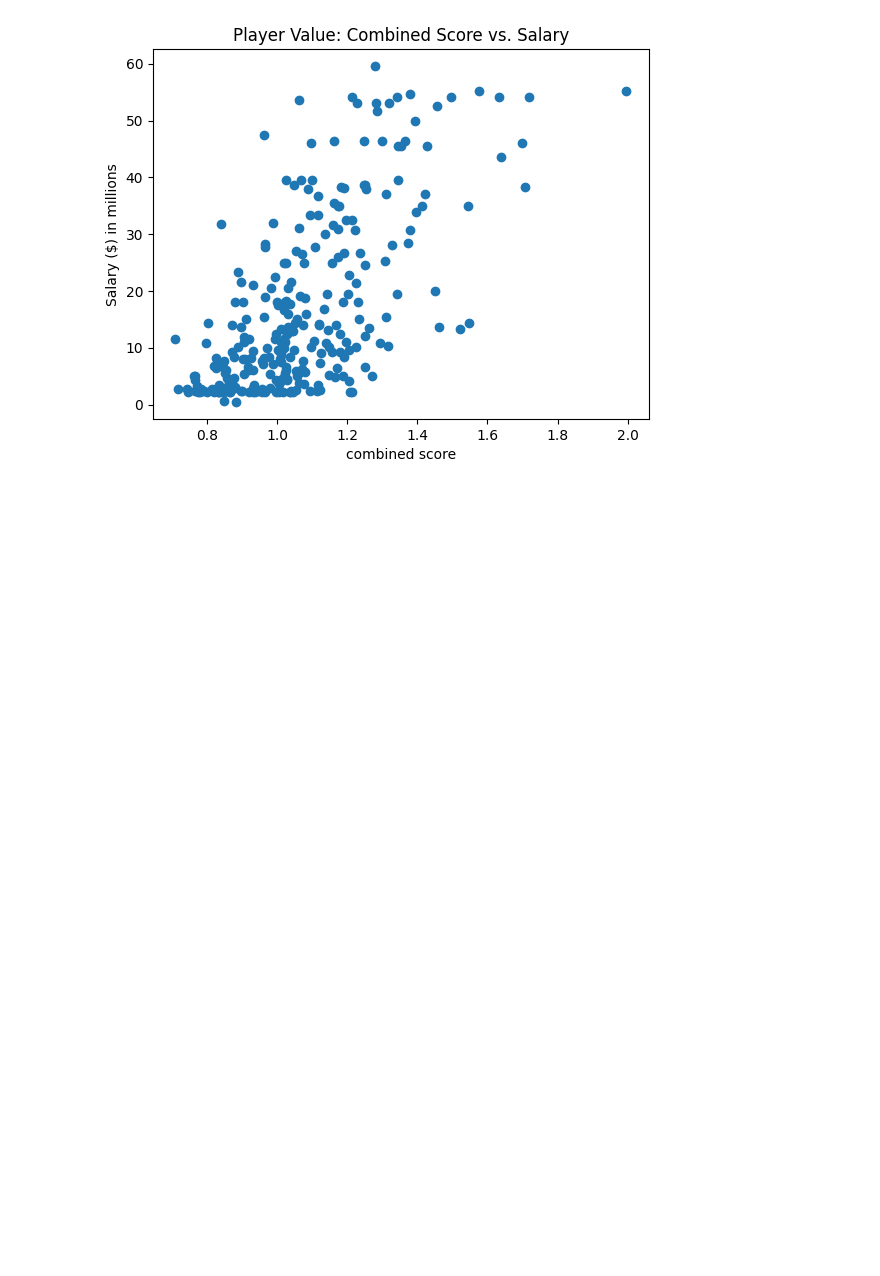
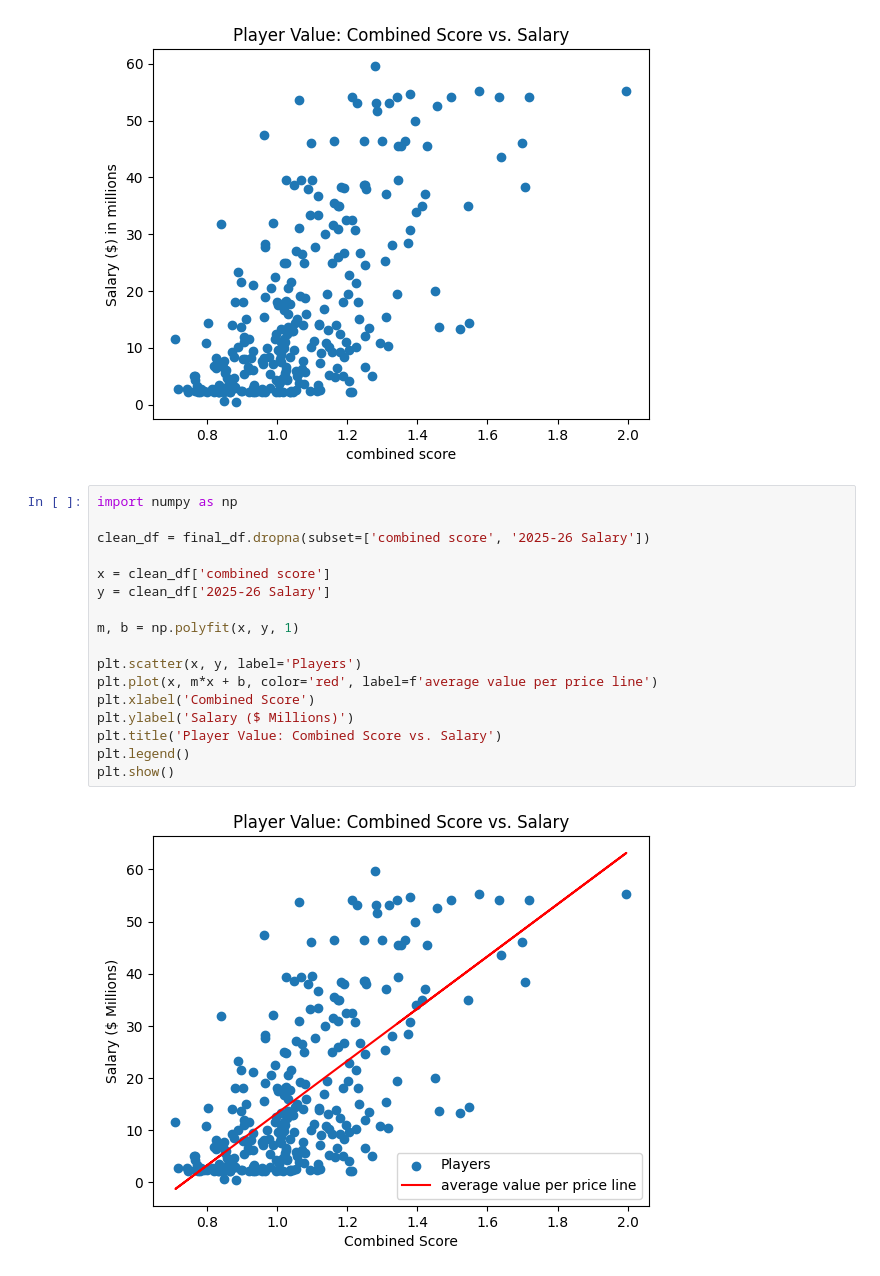
Before and after one commit to GeordieJones/Extra_Practice, a Jupyter notebook: basketball_data_filtering/data_filter.ipynb, the cells around one changed output. Drawn from its saved outputs; the diff is of its cells as text; blank space fills up the shorter version.

```diff
--- a/basketball_data_filtering/data_filter.ipynb
+++ b/basketball_data_filtering/data_filter.ipynb
@@ -202,3 +202,22 @@ plt.title('Player Value: Combined Score vs. Salary')
 plt.show()
 # %% [output]
 [figure]
+# %%
+import numpy as np
+
+clean_df = final_df.dropna(subset=['combined score', '2025-26 Salary'])
+
+x = clean_df['combined score']
+y = clean_df['2025-26 Salary']
+
+m, b = np.polyfit(x, y, 1)
+
+plt.scatter(x, y, label='Players')
+plt.plot(x, m*x + b, color='red', label=f'average value per price line')
+plt.xlabel('Combined Score')
+plt.ylabel('Salary ($ Millions)')
+plt.title('Player Value: Combined Score vs. Salary')
+plt.legend()
+plt.show()
+# %% [output]
+[figure, added]
```
Also changed, not shown: parts of 1 cell of this notebook.
